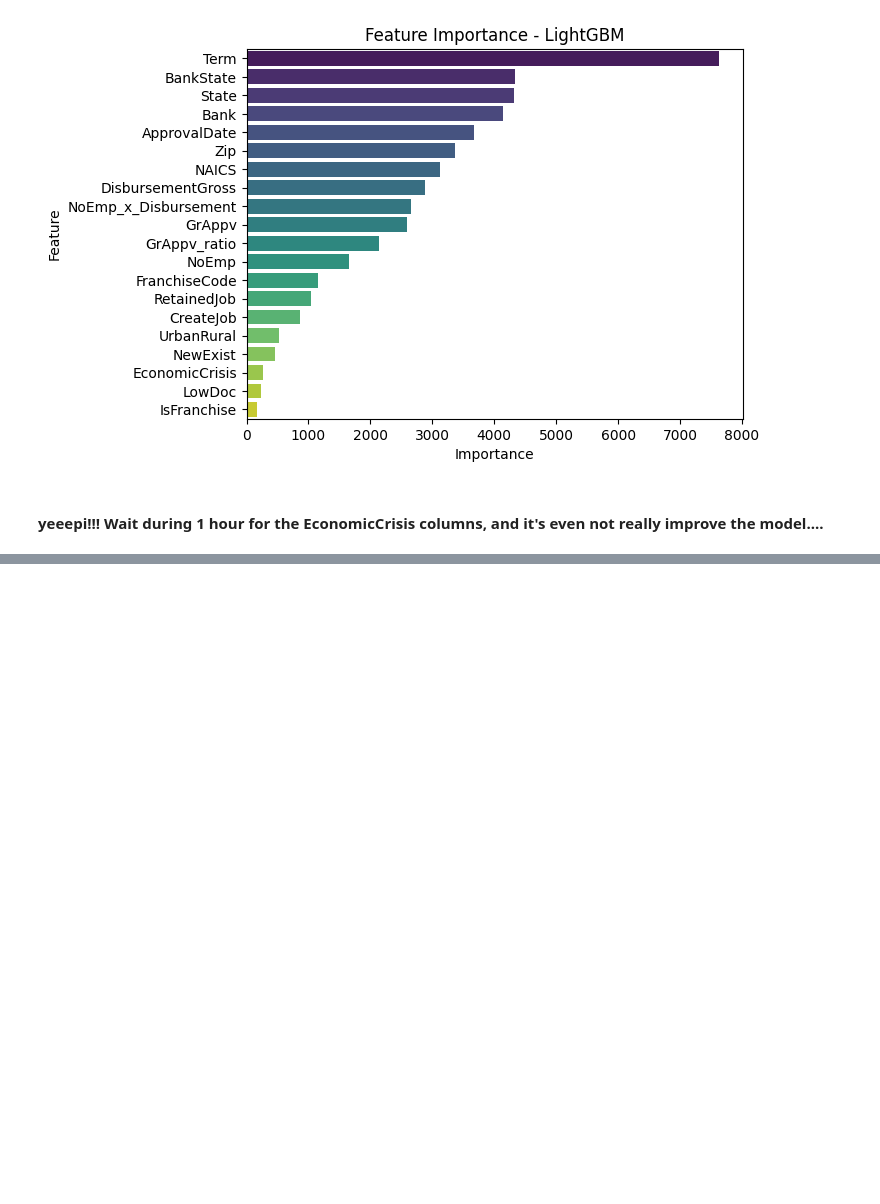
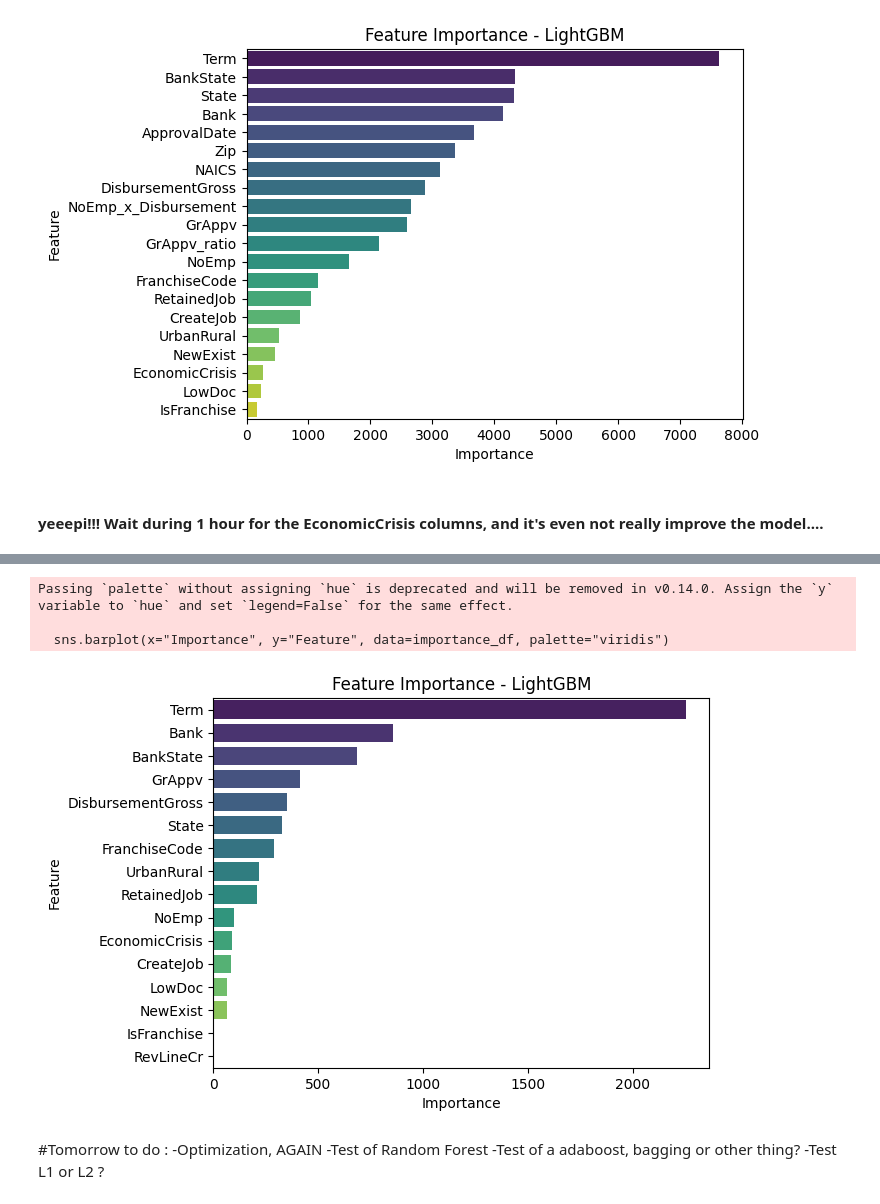
Before and after one commit to RaoufAddeche/Simplon_SBA-modelisation, a Jupyter notebook: modeling.ipynb, the cells around one changed output, grey strips where cells are left out. Cells and saved outputs as stored; diff of their text form; code cells hidden in the pictures; blank space fills up the shorter version.

```diff
--- a/modeling.ipynb
+++ b/modeling.ipynb
@@ -2398,0 +2778,20 @@ Passing `palette` without assigning `hue` is deprecated and will be removed in v
+# %%
+
+# Conversion en datetime
+df["ApprovalDate"] = pd.to_datetime(df["ApprovalDate"])
+
+# Liste des années de crise économique
+crisis_years = set([
+    *range(1973, 1976),  # Choc pétrolier
+    *range(1980, 1983),  # Inflation et politique monétaire restrictive
+    *range(1986, 1996),  # Crise S&L
+    *range(1997, 1999),  # Crise asiatique
+    *range(2000, 2003),  # Bulle Internet
+    *range(2007, 2010),  # Subprimes
+    *range(2010, 2013),  # Crise zone euro
+    *range(2020, 2021)   # COVID-19
+])
+
+# Fonction qui vérifie si l'année appartient à une période de crise
+def is_crisis(year):
+    return "Y" if year in crisis_years else "N"
@@ -2398,0 +3465,24 @@ Passing `palette` without assigning `hue` is deprecated and will be removed in v
+# %%
+#Important features
+importance_df = pd.DataFrame({
+    "Feature": X_train.columns,
+    "Importance": model.feature_importances_
+}).sort_values(by="Importance", ascending=False)
+
+#Visualization
+sns.barplot(x="Importance", y="Feature", data=importance_df, palette="viridis")
+plt.xlabel("Importance")
+plt.ylabel("Feature")
+plt.title("Feature Importance - LightGBM")
+plt.show()
+# %% [output]
+Passing `palette` without assigning `hue` is deprecated and will be removed in v0.14.0. Assign the `y` variable to `hue` and set `legend=False` for the same effect.
+
+  sns.barplot(x="Importance", y="Feature", data=importance_df, palette="viridis")
+[figure, added]
+# %% [markdown]
+#Tomorrow to do :
+-Optimization, AGAIN
+-Test of Random Forest
+-Test of a adaboost, bagging or other thing?
+-Test L1 or L2 ?
```
Also changed, not shown: parts of 27 cells of this notebook, 1 other file.
